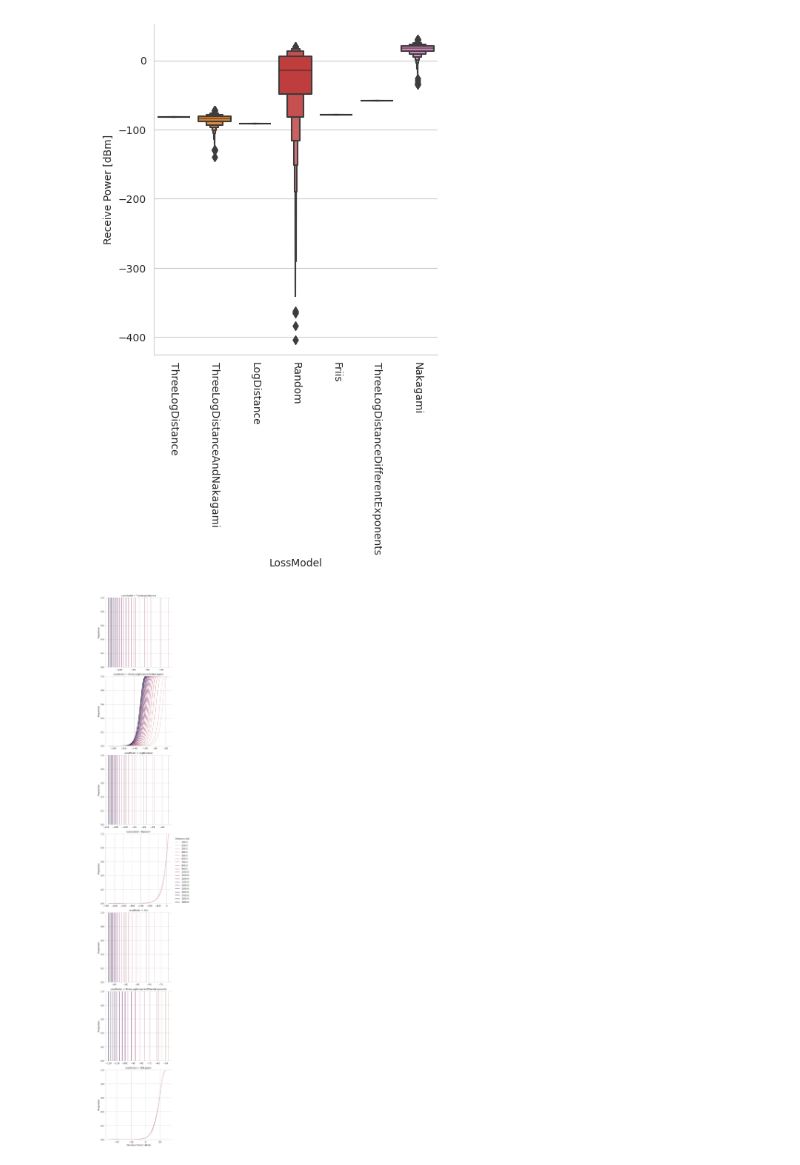
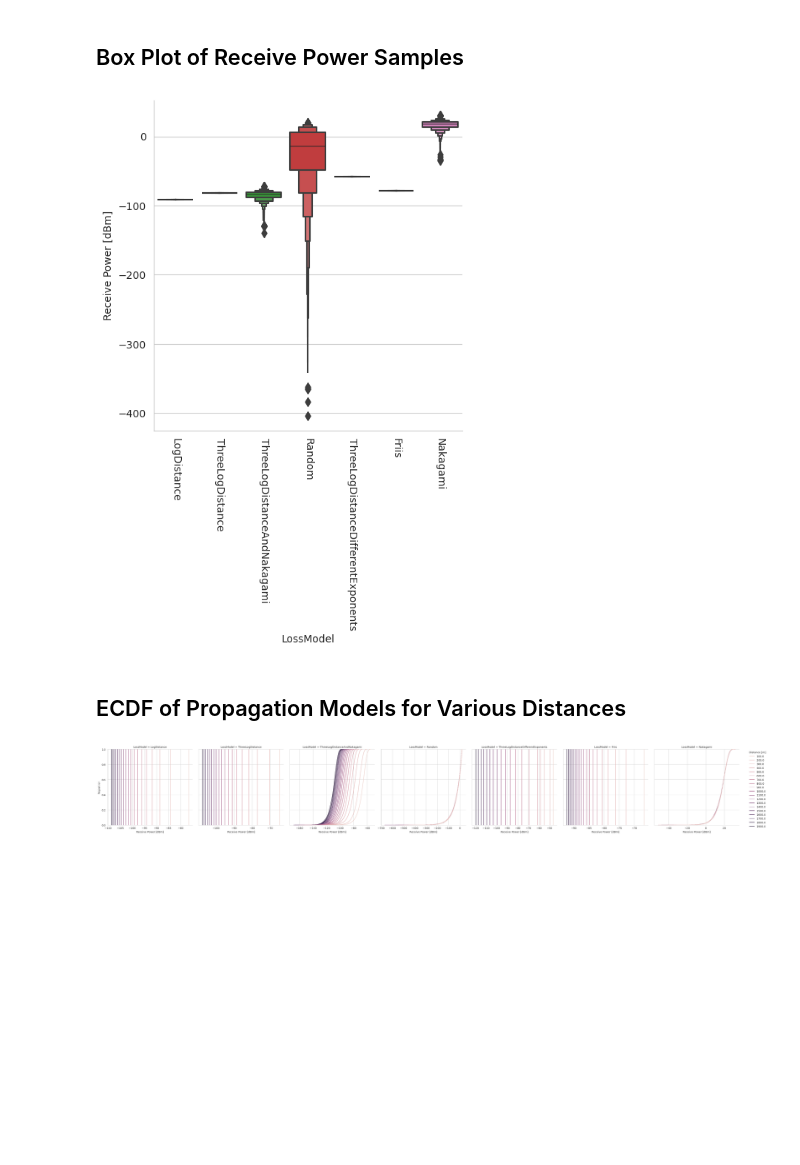
Before and after one commit to signetlabdei/sem, a Jupyter notebook: examples/Propagation Samples.ipynb, the cells around one changed output. Drawn from its saved outputs; the diff is of its cells as text; code cells hidden in the pictures; blank space fills up the shorter version.

```diff
--- a/examples/Propagation Samples.ipynb
+++ b/examples/Propagation Samples.ipynb
@@ -10,7 +11,7 @@ sns.set_style("whitegrid")
 ns_path = 'ns-3'
 script = 'main-propagation-loss-no-gnuplot'
 campaign_dir = "results-propagation-loss"
-campaign = sem.CampaignManager.new(ns_path, script, campaign_dir, overwrite=True, check_repo=False)
+campaign = sem.CampaignManager.new(ns_path, script, campaign_dir)
 # %%
 print(campaign)
 # %% [output]
@@ -22,7 +23,13 @@ Runner type: <class 'sem.parallelrunner.ParallelRunner'>
 -----------
 # %%
 params = {
-    'LossModel': ['Friis', 'LogDistance', 'Random', 'ThreeLogDistance', 'ThreeLogDistanceDifferentExponents', 'Nakagami', 'ThreeLogDistanceAndNakagami'],
+    'LossModel': ['Friis',
+                  'LogDistance',
+                  'Random',
+                  'ThreeLogDistance',
+                  'ThreeLogDistanceDifferentExponents',
+                  'Nakagami',
+                  'ThreeLogDistanceAndNakagami'],
     'Samples': [10000]
 }
 campaign.run_missing_simulations(params, runs=1)
@@ -73,7 +86,8 @@ display(get_propagation_samples(example_result))
 # %%
 data = campaign.get_results_as_dataframe(get_propagation_samples,
-                                        verbose=True,
-                                        parallel_parsing=True)
+                                         params=params,
+                                         verbose=True,
+                                         parallel_parsing=True)
 # %%
 display(data)
 # %% [output]
@@ -103,3 +119,5 @@ plt.show()
+# %% [markdown]
+## Box Plot of Receive Power Samples
 # %%
 g = sns.catplot(data=data[(data['Distance [m]'] == 400)],
            x='LossModel',
@@ -108,14 +126,16 @@ g = sns.catplot(data=data[(data['Distance [m]'] == 400)],
 g.set_xticklabels(rotation=-90)
 plt.show()
 # %% [output]
-[figure, old version]
+[figure, new version]
+# %% [markdown]
+## ECDF of Propagation Models for Various Distances
 # %%
 sns.displot(data=data,
             x='Receive Power [dBm]',
             hue='Distance [m]',
-            row='LossModel',
+            col='LossModel',
             facet_kws={'sharex':False},
-           kind='ecdf')
+            kind='ecdf')
 plt.show()
 # %% [output]
-[figure, old version]
+[figure, new version]
```
Also changed, not shown: parts of 12 cells of this notebook, 2 other files.
